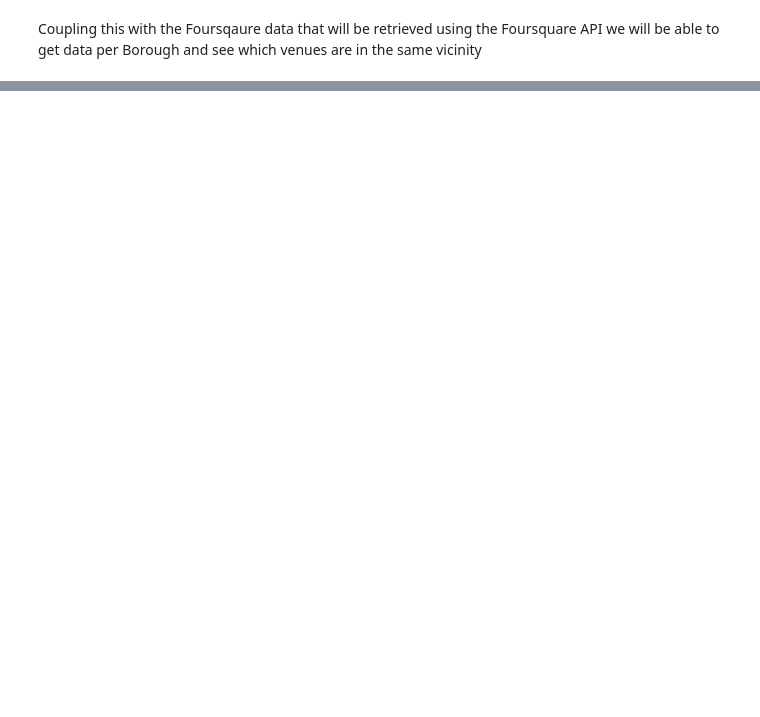
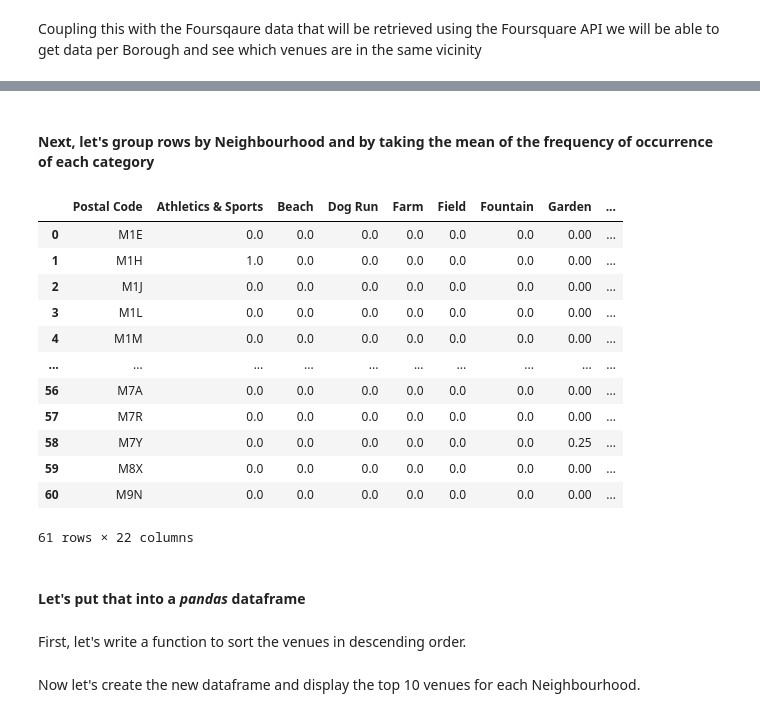
Before and after one commit to nsburrows/Coursera_Capstone, a Jupyter notebook: DataCapstoneFinal.ipynb, the cells around one changed output, grey strips where cells are left out. Cells and saved outputs as stored; diff of their text form; code cells hidden in the pictures; blank space fills up the shorter version.

```diff
--- a/DataCapstoneFinal.ipynb
+++ b/DataCapstoneFinal.ipynb
@@ -32,0 +152,12 @@ Coupling this with the Foursqaure data that will be retrieved using the Foursqua
+# %%
+venue_categories = results['response']['categories']
+
+print('Category Hierarchy:')
+for level_1 in venue_categories:
+    print(level_1['name'])
+    for level_2 in level_1['categories']:
+        print(" |", level_2['name'])
+#         for level_3 in level_2['categories']:
+#             print("   |", level_3["name"])
+#             for level_4 in level_3['categories']:
+#                 print("     |", level_4["name"])
@@ -32,0 +184,10 @@ Coupling this with the Foursqaure data that will be retrieved using the Foursqua
+# %%
+fitness_categories =[]
+
+for level_1 in venue_categories:
+    if level_1['name'] == 'Outdoors & Recreation':
+        for level_2 in level_1['categories']:
+            fitness_categories.append(level_2['name'])
+
+# Just show the first 5 records to restrict output
+fitness_categories[:5]
@@ -32,0 +264,5 @@ Coupling this with the Foursqaure data that will be retrieved using the Foursqua
+# %%
+toronto_venues = getNearbyVenues(names=can_postal['Postal Code'],
+                                   latitudes=can_postal['Latitude'],
+                                   longitudes=can_postal['Longitude']
+                                  )
@@ -32,0 +305,12 @@ Coupling this with the Foursqaure data that will be retrieved using the Foursqua
+# %%
+# one hot encoding
+toronto_onehot = pd.get_dummies(toronto_venues[['Venue Category']], prefix="", prefix_sep="")
+
+# add Neighbourhood column back to dataframe
+toronto_onehot['Postal Code'] = toronto_venues['Postal Code']
+
+# move Neighbourhood column to the first column
+fixed_columns = [toronto_onehot.columns[-1]] + list(toronto_onehot.columns[:-1])
+toronto_onehot = toronto_onehot[fixed_columns]
+
+toronto_onehot.head()
@@ -32,0 +325,23 @@ Coupling this with the Foursqaure data that will be retrieved using the Foursqua
+# %% [markdown]
+#### Next, let's group rows by Neighbourhood and by taking the mean of the frequency of occurrence of each category
+# %%
+toronto_grouped = toronto_onehot.groupby('Postal Code').mean().reset_index()
+toronto_grouped
+# %% [output]
+|  | Postal Code | Athletics & Sports | Beach | Dog Run | Farm | Field | Fountain | Garden | ... |
+| 0 | M1E | 0.0 | 0.0 | 0.0 | 0.0 | 0.0 | 0.0 | 0.00 | ... |
+| 1 | M1H | 1.0 | 0.0 | 0.0 | 0.0 | 0.0 | 0.0 | 0.00 | ... |
+| 2 | M1J | 0.0 | 0.0 | 0.0 | 0.0 | 0.0 | 0.0 | 0.00 | ... |
+| 3 | M1L | 0.0 | 0.0 | 0.0 | 0.0 | 0.0 | 0.0 | 0.00 | ... |
+| 4 | M1M | 0.0 | 0.0 | 0.0 | 0.0 | 0.0 | 0.0 | 0.00 | ... |
+| ... | ... | ... | ... | ... | ... | ... | ... | ... | ... |
+| 56 | M7A | 0.0 | 0.0 | 0.0 | 0.0 | 0.0 | 0.0 | 0.00 | ... |
+| 57 | M7R | 0.0 | 0.0 | 0.0 | 0.0 | 0.0 | 0.0 | 0.00 | ... |
+| 58 | M7Y | 0.0 | 0.0 | 0.0 | 0.0 | 0.0 | 0.0 | 0.25 | ... |
+| 59 | M8X | 0.0 | 0.0 | 0.0 | 0.0 | 0.0 | 0.0 | 0.00 | ... |
+| 60 | M9N | 0.0 | 0.0 | 0.0 | 0.0 | 0.0 | 0.0 | 0.00 | ... |
+61 rows × 22 columns
+# %% [markdown]
+#### Let's put that into a _pandas_ dataframe
+# %% [markdown]
+First, let's write a function to sort the venues in descending order.
@@ -32,0 +354,2 @@ Coupling this with the Foursqaure data that will be retrieved using the Foursqua
+# %% [markdown]
+Now let's create the new dataframe and display the top 10 venues for each Neighbourhood.
```
Also changed, not shown: parts of 53 cells of this notebook, 1 other file.
